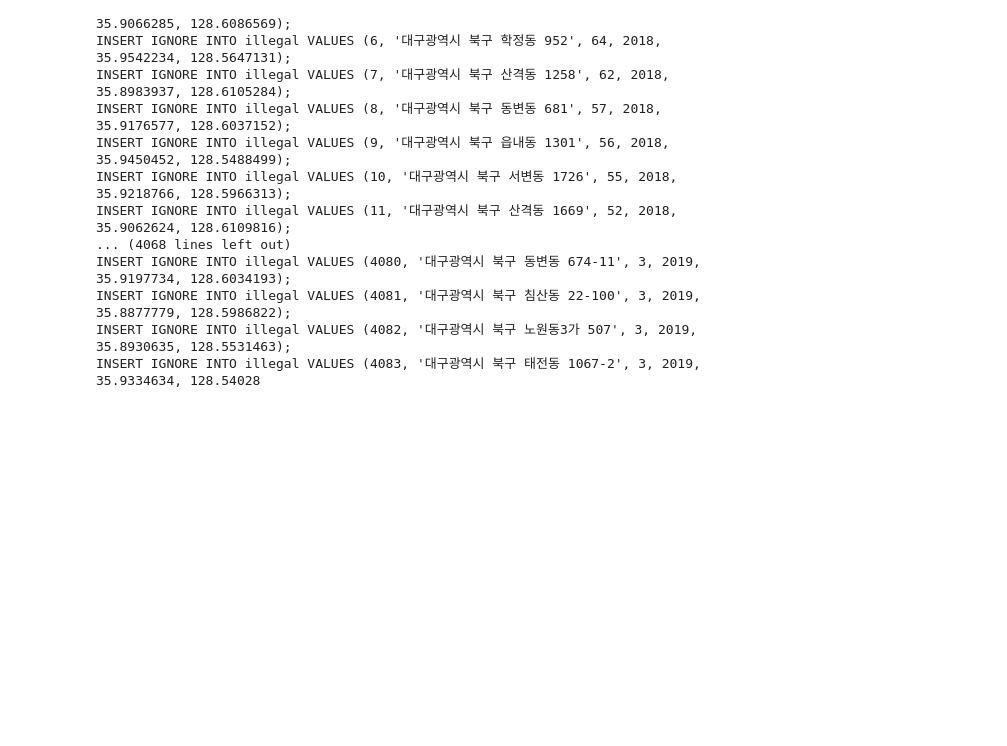
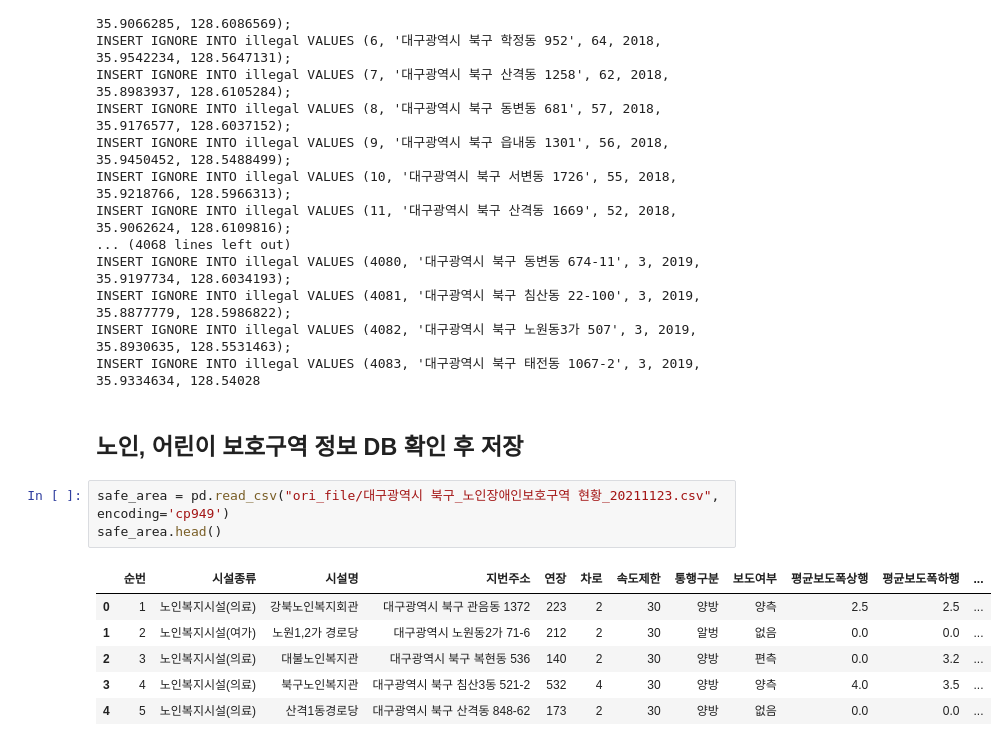
Before and after one commit to robert-min/daegu-parking, a Jupyter notebook: jupyter/illegal_parking.ipynb, the cells around one changed output. Cells and saved outputs as stored; diff of their text form; blank space fills up the shorter version.

```diff
--- a/jupyter/illegal_parking.ipynb
+++ b/jupyter/illegal_parking.ipynb
@@ -304,3 +302,15 @@ INSERT IGNORE INTO illegal VALUES (4080, '대구광역시 북구 동변동 674-1
 INSERT IGNORE INTO illegal VALUES (4081, '대구광역시 북구 침산동 22-100', 3, 2019, 35.8877779, 128.5986822);
 INSERT IGNORE INTO illegal VALUES (4082, '대구광역시 북구 노원동3가 507', 3, 2019, 35.8930635, 128.5531463);
 INSERT IGNORE INTO illegal VALUES (4083, '대구광역시 북구 태전동 1067-2', 3, 2019, 35.9334634, 128.54028
+# %% [markdown]
+## 노인, 어린이 보호구역 정보 DB 확인 후 저장
+# %%
+safe_area = pd.read_csv("ori_file/대구광역시 북구_노인장애인보호구역 현황_20211123.csv", encoding='cp949')
+safe_area.head()
+# %% [output]
+|  | 순번 | 시설종류 | 시설명 | 지번주소 | 연장 | 차로 | 속도제한 | 통행구분 | 보도여부 | 평균보도폭상행 | 평균보도폭하행 | ... |
+| 0 | 1 | 노인복지시설(의료) | 강북노인복지회관 | 대구광역시 북구 관음동 1372 | 223 | 2 | 30 | 양방 | 양측 | 2.5 | 2.5 | ... |
+| 1 | 2 | 노인복지시설(여가) | 노원1,2가 경로당 | 대구광역시 노원동2가 71-6 | 212 | 2 | 30 | 알벙 | 없음 | 0.0 | 0.0 | ... |
+| 2 | 3 | 노인복지시설(의료) | 대불노인복지관 | 대구광역시 북구 복현동 536 | 140 | 2 | 30 | 양방 | 편측 | 0.0 | 3.2 | ... |
+| 3 | 4 | 노인복지시설(의료) | 북구노인복지관 | 대구광역시 북구 침산3동 521-2 | 532 | 4 | 30 | 양방 | 양측 | 4.0 | 3.5 | ... |
+| 4 | 5 | 노인복지시설(의료) | 산격1동경로당 | 대구광역시 북구 산격동 848-62 | 173 | 2 | 30 | 양방 | 없음 | 0.0 | 0.0 | ... |
```
Also changed, not shown: parts of 7 cells of this notebook, 1 other file.
